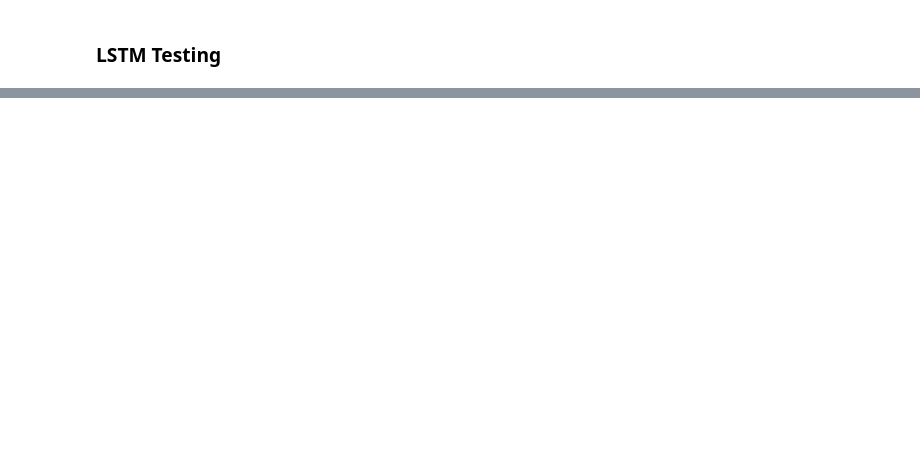
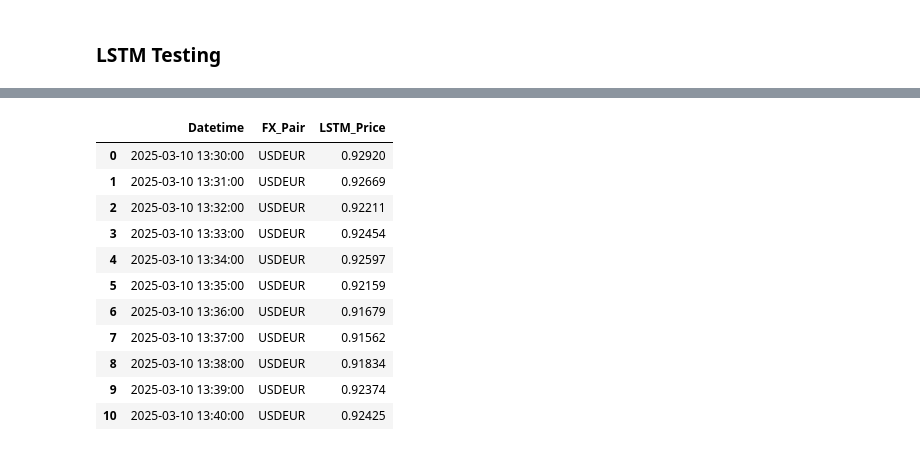
Before and after one commit to Modi1997/FX-HFT-Effects-on-US-Macro-Data, a Jupyter notebook: FX HFT Effects on US Macroeconomic Data Releases.ipynb, the cells around one changed output, grey strips where cells are left out. Cells and saved outputs as stored; diff of their text form; code cells hidden in the pictures; blank space fills up the shorter version.

Commit message:
feat: LSTM improvements
Signed-off-by: Mondi <modiosmena@hotmail.com>

```diff
--- a/FX HFT Effects on US Macroeconomic Data Releases.ipynb
+++ b/FX HFT Effects on US Macroeconomic Data Releases.ipynb
@@ -1851,0 +1893,71 @@ Minute +10: 0.9233
+# %%
+def forecast_lstm_event_fx(pair_fx, start_datetime_str, raw_input, results_dict):
+    """
+    Predicts FX prices and returns a DataFrame with forecast horizon.
+
+    Args:
+        pair_fx (str): e.g., 'USDEUR'
+        start_datetime_str (str): e.g., '10/03/2025 13:30'
+        raw_input (np.ndarray): shape (sequence_len, features)
+        results_dict (dict): output from LSTM training step
+
+    Returns:
+        pd.DataFrame: Forecast results with timestamps
+    """
+
+    # Get model and scalers
+    if pair_fx not in results_dict:
+        raise ValueError(f"{pair_fx} not found in results.")
+    r = results_dict[pair_fx]
+    model, scaler, price_scaler, df = r['model'], r['scaler'], r['price_scaler'], r['df']
+
+    # Encode ticker
+    ticker_map = dict(zip(df['Ticker'].astype('category').cat.categories,
+                          df['Ticker'].astype('category').cat.codes))
+    raw_input = np.array(raw_input, dtype=object)
+    raw_input[:, 5] = [ticker_map.get(str(t), 0) for t in raw_input[:, 5]]
+    raw_input = raw_input.astype(float)
+
+    # Scale and reshape
+    scaled_input = scaler.transform(raw_input)
+    scaled_input = scaled_input.reshape(1, *scaled_input.shape)
+
+    # Predict and inverse scale
+    pred_scaled = model.predict(scaled_input, verbose=0)
+    pred_prices = price_scaler.inverse_transform(pred_scaled.reshape(-1, 1)).flatten()
+
+    # Generate timestamps from T to T+9
+    base_time = datetime.strptime(start_datetime_str, "%d/%m/%Y %H:%M")
+    times = [base_time + timedelta(minutes=i) for i in range(len(pred_prices))]
+
+    # Build DataFrame
+    result_df = pd.DataFrame({
+        "Datetime": times,
+        "FX_Pair": pair_fx,
+        "LSTM_Price": np.round(pred_prices, 5)
+    })
+
+    return result_df
+
+raw_input = np.array([
+    [0.92261, 185, 0.9226, 0.000271007, 0.000113264, "INTR", 5.25, 5.25, 0],
+    [0.92264, 202, 0.9226, 0.0000325,   0.000113264, "INTR", 5.25, 5.25, 0],
+    [0.92269, 176, 0.9226, 0.0000542,   0.000113264, "INTR", 5.25, 5.25, 0],
+    [0.92310, 235, 0.9230, 0.000444254, 0.000113264, "INTR", 5.25, 5.25, 0],
+    [0.92299, 223, 0.9230, 0.000119171, 0.000113264, "INTR", 5.25, 5.25, 0]
+])
+
+forecast_lstm_event_fx('USDEUR', "10/03/2025 13:30", raw_input, results)
+# %% [output]
+|  | Datetime | FX_Pair | LSTM_Price |
+| 0 | 2025-03-10 13:30:00 | USDEUR | 0.92920 |
+| 1 | 2025-03-10 13:31:00 | USDEUR | 0.92669 |
+| 2 | 2025-03-10 13:32:00 | USDEUR | 0.92211 |
+| 3 | 2025-03-10 13:33:00 | USDEUR | 0.92454 |
+| 4 | 2025-03-10 13:34:00 | USDEUR | 0.92597 |
+| 5 | 2025-03-10 13:35:00 | USDEUR | 0.92159 |
+| 6 | 2025-03-10 13:36:00 | USDEUR | 0.91679 |
+| 7 | 2025-03-10 13:37:00 | USDEUR | 0.91562 |
+| 8 | 2025-03-10 13:38:00 | USDEUR | 0.91834 |
+| 9 | 2025-03-10 13:39:00 | USDEUR | 0.92374 |
+| 10 | 2025-03-10 13:40:00 | USDEUR | 0.92425 |
```
Also changed, not shown: parts of 16 cells of this notebook, 1 other file.
